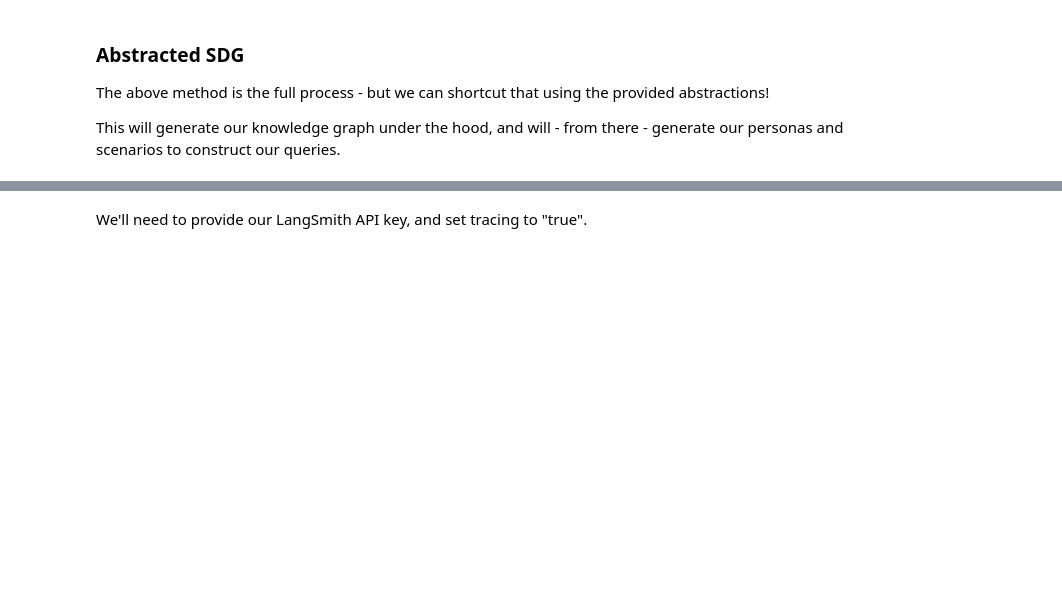
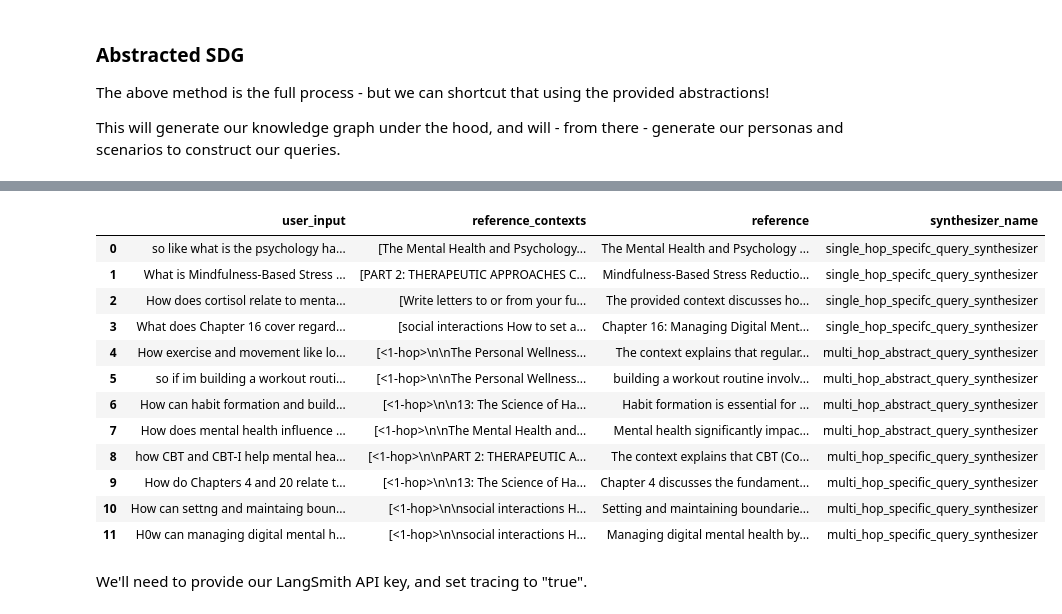
Before and after one commit to derekyim/AIE9, a Jupyter notebook: 09_Synthetic_Data_Generation_and_LangSmith/Synthetic_Data_Generation_RAGAS_&_LangSmith_Assignment.ipynb, the cells around one changed output, grey strips where cells are left out. Saved outputs shown, nothing was run; the diff lists cells and outputs as text; code cells hidden in the pictures; blank space fills up the shorter version.

```diff
--- a/09_Synthetic_Data_Generation_and_LangSmith/Synthetic_Data_Generation_RAGAS_&_LangSmith_Assignment.ipynb
+++ b/09_Synthetic_Data_Generation_and_LangSmith/Synthetic_Data_Generation_RAGAS_&_LangSmith_Assignment.ipynb
@@ -323,0 +455,20 @@ query_distribution = [
+# %%
+from ragas.testset import TestsetGenerator
+
+generator = TestsetGenerator(llm=generator_llm, embedding_model=generator_embeddings)
+dataset_new = generator.generate_with_langchain_docs(docs, testset_size=10)
+dataset_new.to_pandas()
+# %% [output]
+|  | user_input | reference_contexts | reference | synthesizer_name |
+| 0 | so like what is the psychology ha... | [The Mental Health and Psychology... | The Mental Health and Psychology ... | single_hop_specifc_query_synthesizer |
+| 1 | What is Mindfulness-Based Stress ... | [PART 2: THERAPEUTIC APPROACHES C... | Mindfulness-Based Stress Reductio... | single_hop_specifc_query_synthesizer |
+| 2 | How does cortisol relate to menta... | [Write letters to or from your fu... | The provided context discusses ho... | single_hop_specifc_query_synthesizer |
+| 3 | What does Chapter 16 cover regard... | [social interactions How to set a... | Chapter 16: Managing Digital Ment... | single_hop_specifc_query_synthesizer |
+| 4 | How exercise and movement like lo... | [<1-hop>\n\nThe Personal Wellness... | The context explains that regular... | multi_hop_abstract_query_synthesizer |
+| 5 | so if im building a workout routi... | [<1-hop>\n\nThe Personal Wellness... | building a workout routine involv... | multi_hop_abstract_query_synthesizer |
+| 6 | How can habit formation and build... | [<1-hop>\n\n13: The Science of Ha... | Habit formation is essential for ... | multi_hop_abstract_query_synthesizer |
+| 7 | How does mental health influence ... | [<1-hop>\n\nThe Mental Health and... | Mental health significantly impac... | multi_hop_abstract_query_synthesizer |
+| 8 | how CBT and CBT-I help mental hea... | [<1-hop>\n\nPART 2: THERAPEUTIC A... | The context explains that CBT (Co... | multi_hop_specific_query_synthesizer |
+| 9 | How do Chapters 4 and 20 relate t... | [<1-hop>\n\n13: The Science of Ha... | Chapter 4 discusses the fundament... | multi_hop_specific_query_synthesizer |
+| 10 | How can settng and maintaing boun... | [<1-hop>\n\nsocial interactions H... | Setting and maintaining boundarie... | multi_hop_specific_query_synthesizer |
+| 11 | H0w can managing digital mental h... | [<1-hop>\n\nsocial interactions H... | Managing digital mental health by... | multi_hop_specific_query_synthesizer |
```
Also changed, not shown: parts of 23 cells of this notebook, 8 other files.
